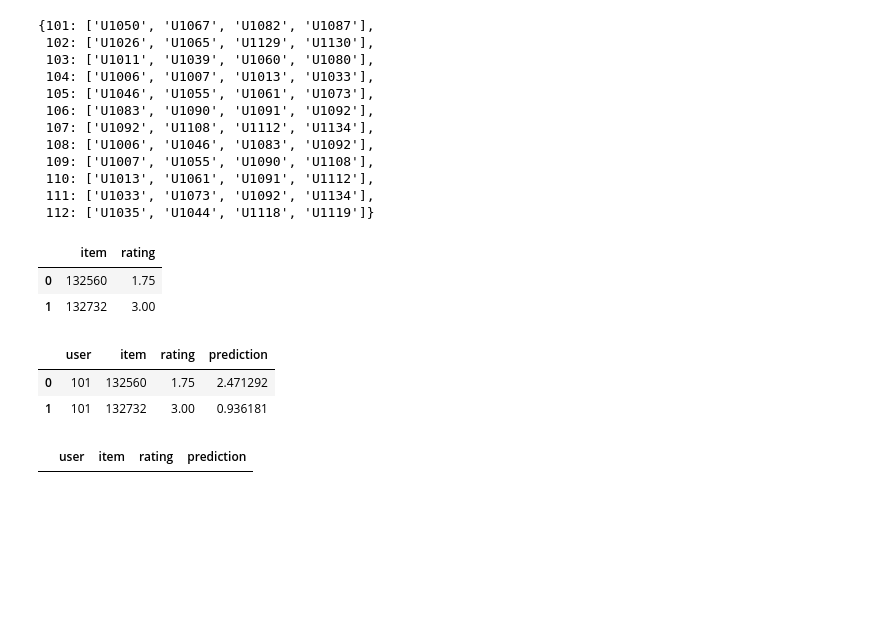
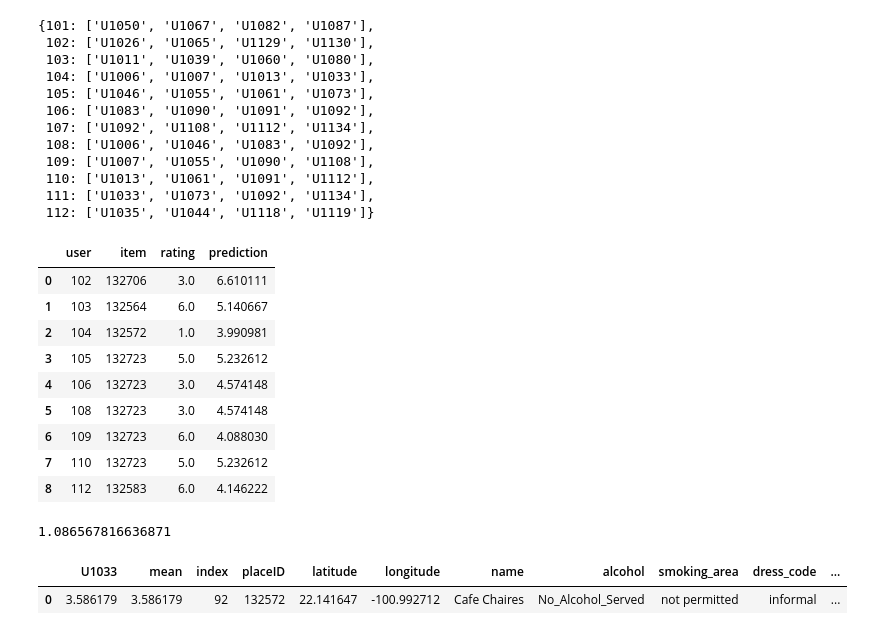
Before and after one commit to HusamAQ/RecSys_weRecommenaGrade10, a Jupyter notebook: notebooks/data_preprocessing.ipynb, the cells around one changed output. Drawn from its saved outputs; the diff is of its cells as text; code cells hidden in the pictures; blank space fills up the shorter version.

```diff
--- a/notebooks/data_preprocessing.ipynb
+++ b/notebooks/data_preprocessing.ipynb
@@ -281,7 +281,7 @@ def average_without_misery(rat):
     thres = 6
     while conti:
         ratings = rat
-        # ratings = ratings.drop(ratings[ratings.score < thres].index)
+        ratings = ratings.drop(ratings[ratings.score < thres].index)
         # display(thres)
 
         test = ratings.pivot(index='item', columns='user', values='score').dropna()
@@ -463,6 +490,8 @@ sample_groups
  112: ['U1035', 'U1044', 'U1118', 'U1119']}
 # %%
 predss = pd.DataFrame(columns=['user', 'item', 'rating', 'prediction'])
+raaat=None
+t_e=0
 for i in sample_groups.keys():
     group = sample_groups[i]
     ratings_t = pd.DataFrame(columns=['user', 'item', 'score'])
@@ -490,6 +519,13 @@ for i in sample_groups.keys():
     test= pd.merge(test, default_res_Profile, left_on='item', right_on='placeID')
     test1 = pd.merge(test1, default_res_Profile, left_on='item', right_on='placeID')
 
+    if(raaat is None):
+        raaat=test1
+        t_e=thres1
+    elif len(test1) > len(raaat):
+        raaat=test1
+        t_e=thres1
+
     test = test.rename(columns={"mean": "rating", "placeID": "item"})
     test1 = test1.rename(columns={"mean": "prediction", "placeID": "item"})
 
@@ -504,27 +540,21 @@ for i in sample_groups.keys():
     pred_temp['user'] = i
     pred_temps=pred_temp[['user', 'item', 'rating', 'prediction']]
     predss=predss.append(pred_temps)
-    break
-
-test
-
-# display(test)
-# t2 = pd.merge(test, default_res_Profile, left_on='item', right_on='placeID')
-# display(t2)
-# display(len(test))
-# thres
-# %% [output]
-|  | item | rating |
-| 0 | 132560 | 1.75 |
-| 1 | 132732 | 3.00 |
-# %%
-pred_temps
-# %% [output]
-|  | user | item | rating | prediction |
-| 0 | 101 | 132560 | 1.75 | 2.471292 |
-| 1 | 101 | 132732 | 3.00 | 0.936181 |
-# %%
-
-predss
-# %% [output]
-|  | user | item | rating | prediction |
+# %%
+predss = predss.reset_index(drop=True)
+predss
+# %% [output]
+|  | user | item | rating | prediction |
+| 0 | 102 | 132706 | 3.0 | 6.610111 |
+| 1 | 103 | 132564 | 6.0 | 5.140667 |
+| 2 | 104 | 132572 | 1.0 | 3.990981 |
+| 3 | 105 | 132723 | 5.0 | 5.232612 |
+| 4 | 106 | 132723 | 3.0 | 4.574148 |
+| 5 | 108 | 132723 | 3.0 | 4.574148 |
+| 6 | 109 | 132723 | 6.0 | 4.088030 |
+| 7 | 110 | 132723 | 5.0 | 5.232612 |
+| 8 | 112 | 132583 | 6.0 | 4.146222 |
+# %%
+user_metric(predss, metric=rmse)
+# %% [output]
+1.086567816636871
@@ -530,0 +564,5 @@ predss
+# %%
+raaat
+# %% [output]
+|  | U1033 | mean | index | placeID | latitude | longitude | name | alcohol | smoking_area | dress_code | ... |
+| 0 | 3.586179 | 3.586179 | 92 | 132572 | 22.141647 | -100.992712 | Cafe Chaires | No_Alcohol_Served | not permitted | informal | ... |
```
Also changed, not shown: parts of 6 cells of this notebook.
